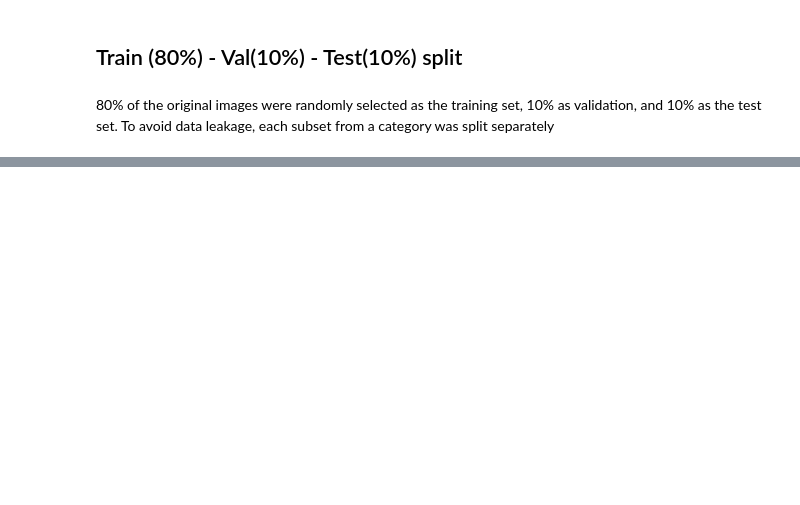
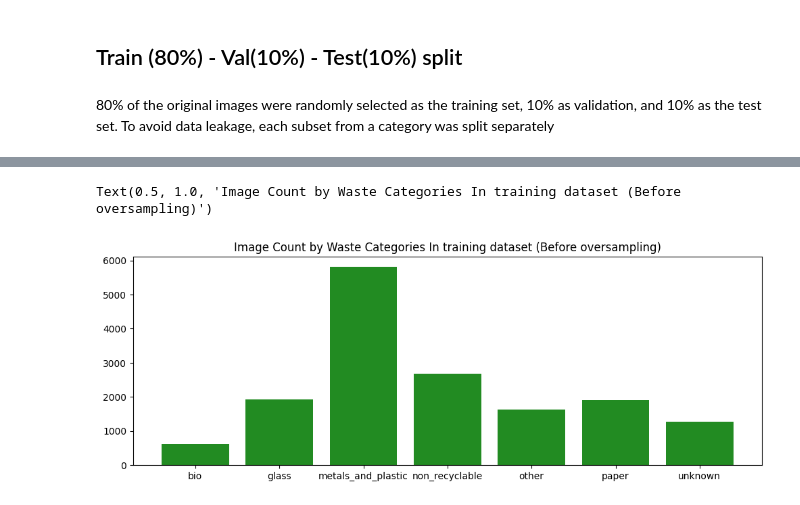
Before and after one commit to tnguyen7s/CNN-trash-classifier, a Jupyter notebook: data-collection/data_exploration.ipynb, the cells around one changed output, grey strips where cells are left out. Saved outputs shown, nothing was run; the diff lists cells and outputs as text; code cells hidden in the pictures; blank space fills up the shorter version.

```diff
--- a/data-collection/data_exploration.ipynb
+++ b/data-collection/data_exploration.ipynb
@@ -238,0 +182,21 @@ print(test_dist, end='\n\n')
+# %%
+image_folder = './collected-datasets/train/'
+labels = os.listdir(image_folder)
+dictionary = {}
+for label in labels:
+    # concat the parent folder and the category folder
+    path = '/'.join([image_folder, label])
+
+    # count the number of images inside the folder and save the category & image count in the dictionary
+    count = len(os.listdir(path))
+    dictionary[label] = count
+
+# plot
+plt.figure(figsize=(12,4))
+categories = dictionary.keys()
+counts = dictionary.values()
+plt.bar(categories, counts, color="#228B22")
+plt.title('Image Count by Waste Categories In training dataset (Before oversampling)')
+# %% [output]
+Text(0.5, 1.0, 'Image Count by Waste Categories In training dataset (Before oversampling)')
+[figure, added]
```
Also changed, not shown: parts of 17 cells of this notebook, 2 other files.
